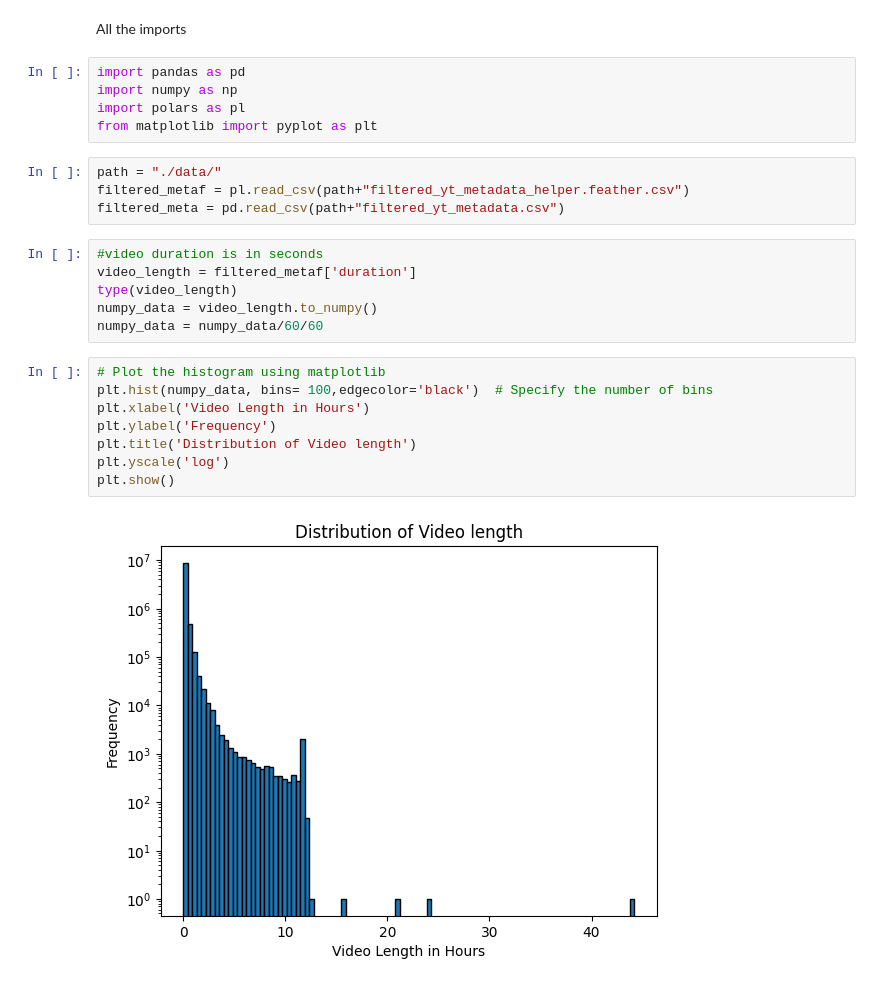
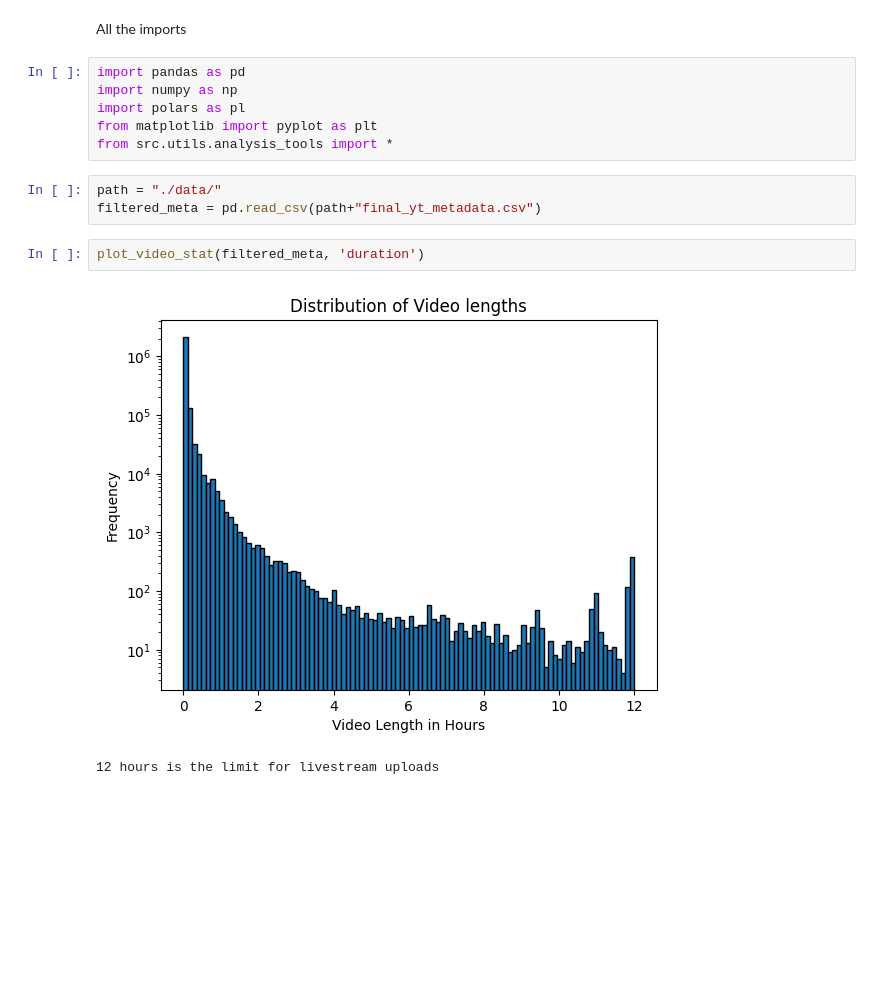
Before and after one commit to epfl-ada/ada-2024-project-lil0mohammadali, a Jupyter notebook: results.ipynb, the cells around one changed output. Cells and saved outputs as stored; diff of their text form; blank space fills up the shorter version.

```diff
--- a/results.ipynb
+++ b/results.ipynb
@@ -5,23 +5,12 @@ import pandas as pd
 import numpy as np
 import polars as pl
 from matplotlib import pyplot as plt
+from src.utils.analysis_tools import *
 # %%
 path = "./data/"
-filtered_metaf = pl.read_csv(path+"filtered_yt_metadata_helper.feather.csv")
-filtered_meta = pd.read_csv(path+"filtered_yt_metadata.csv")
+filtered_meta = pd.read_csv(path+"final_yt_metadata.csv")
-# %%
-#video duration is in seconds
-video_length = filtered_metaf['duration']
-type(video_length)
-numpy_data = video_length.to_numpy()
-numpy_data = numpy_data/60/60
-# %%
-# Plot the histogram using matplotlib
-plt.hist(numpy_data, bins= 100,edgecolor='black')  # Specify the number of bins
-plt.xlabel('Video Length in Hours')
-plt.ylabel('Frequency')
-plt.title('Distribution of Video length')
-plt.yscale('log')
-plt.show()
-# %% [output]
-[figure, removed]
+# %%
+plot_video_stat(filtered_meta, 'duration')
+# %% [output]
+[figure, added]
+12 hours is the limit for livestream uploads
```
Also changed, not shown: parts of 13 cells of this notebook, 1 other file.
